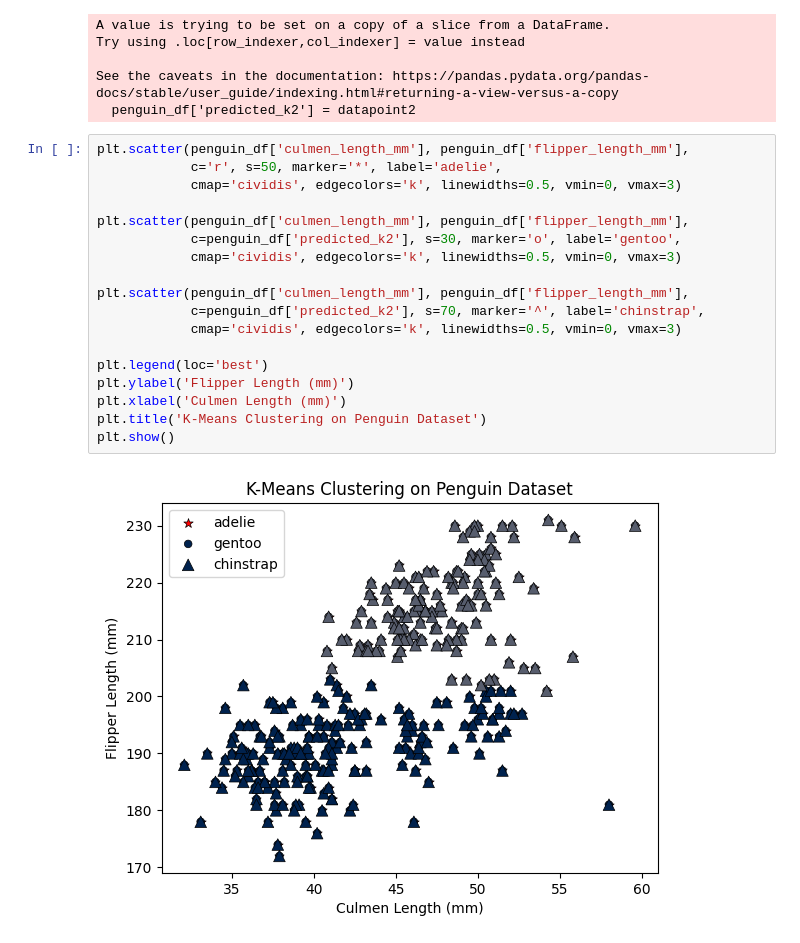
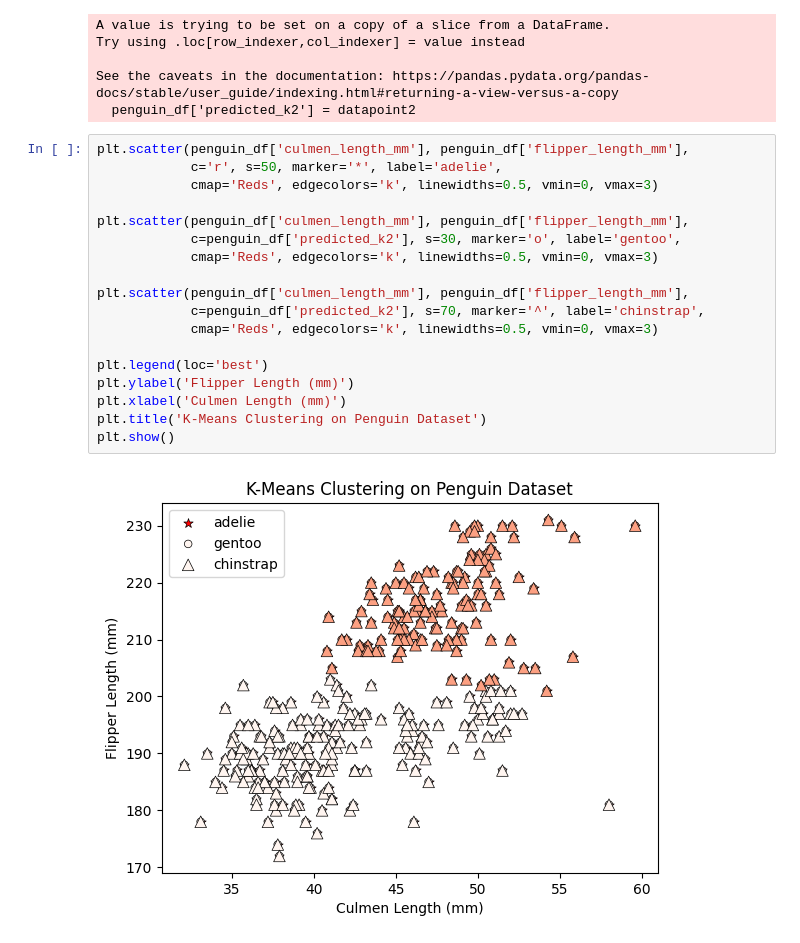
Before and after one commit to quentin02noel/2025_Intro_Python, a Jupyter notebook: notebook/W4_S1.ipynb, the cells around one changed output. Cells and saved outputs as stored; diff of their text form.

```diff
--- a/notebook/W4_S1.ipynb
+++ b/notebook/W4_S1.ipynb
@@ -277,23 +277,23 @@ See the caveats in the documentation: https://pandas.pydata.org/pandas-docs/stab
 # %%
 plt.scatter(penguin_df['culmen_length_mm'], penguin_df['flipper_length_mm'],
             c='r', s=50, marker='*', label='adelie',
-            cmap='cividis', edgecolors='k', linewidths=0.5, vmin=0, vmax=3)
+            cmap='Reds', edgecolors='k', linewidths=0.5, vmin=0, vmax=3)
 
 plt.scatter(penguin_df['culmen_length_mm'], penguin_df['flipper_length_mm'],
             c=penguin_df['predicted_k2'], s=30, marker='o', label='gentoo',
-            cmap='cividis', edgecolors='k', linewidths=0.5, vmin=0, vmax=3)
+            cmap='Reds', edgecolors='k', linewidths=0.5, vmin=0, vmax=3)
 
 plt.scatter(penguin_df['culmen_length_mm'], penguin_df['flipper_length_mm'],
             c=penguin_df['predicted_k2'], s=70, marker='^', label='chinstrap',
-            cmap='cividis', edgecolors='k', linewidths=0.5, vmin=0, vmax=3)
+            cmap='Reds', edgecolors='k', linewidths=0.5, vmin=0, vmax=3)
 
 plt.legend(loc='best')
 plt.ylabel('Flipper Length (mm)')
 plt.xlabel('Culmen Length (mm)')
 plt.title('K-Means Clustering on Penguin Dataset')
 plt.show()
 # %% [output]
-[figure, old version]
+[figure, new version]
 # %% [markdown]
 We got this figure with our model. Can you recreate it?
 
```
